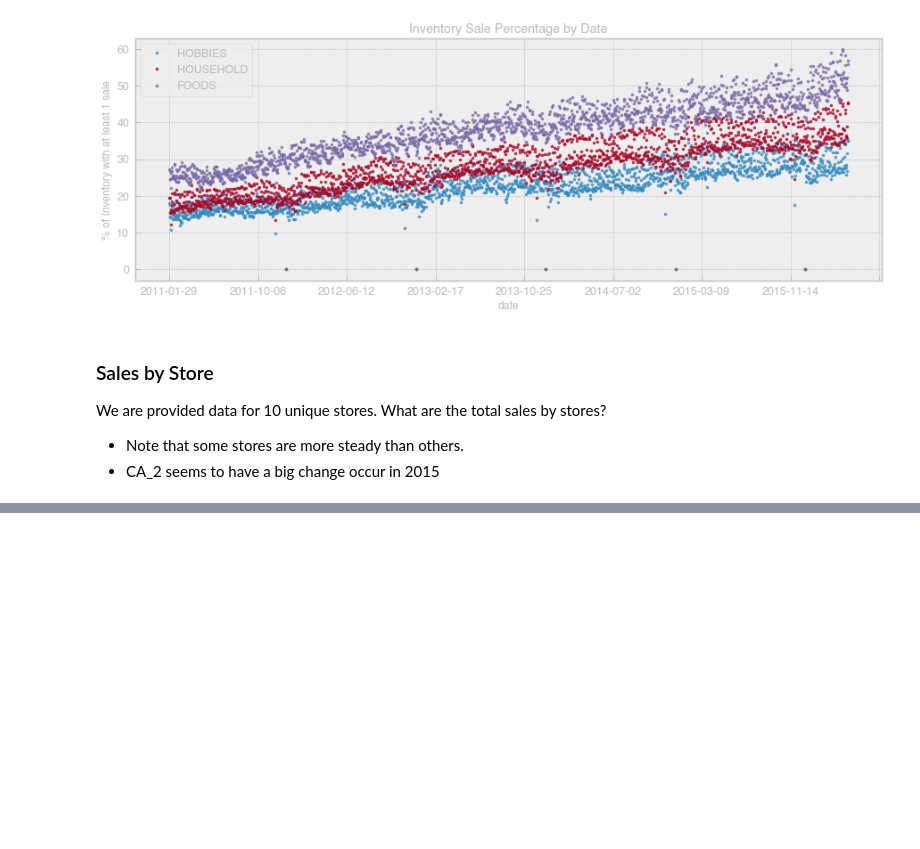
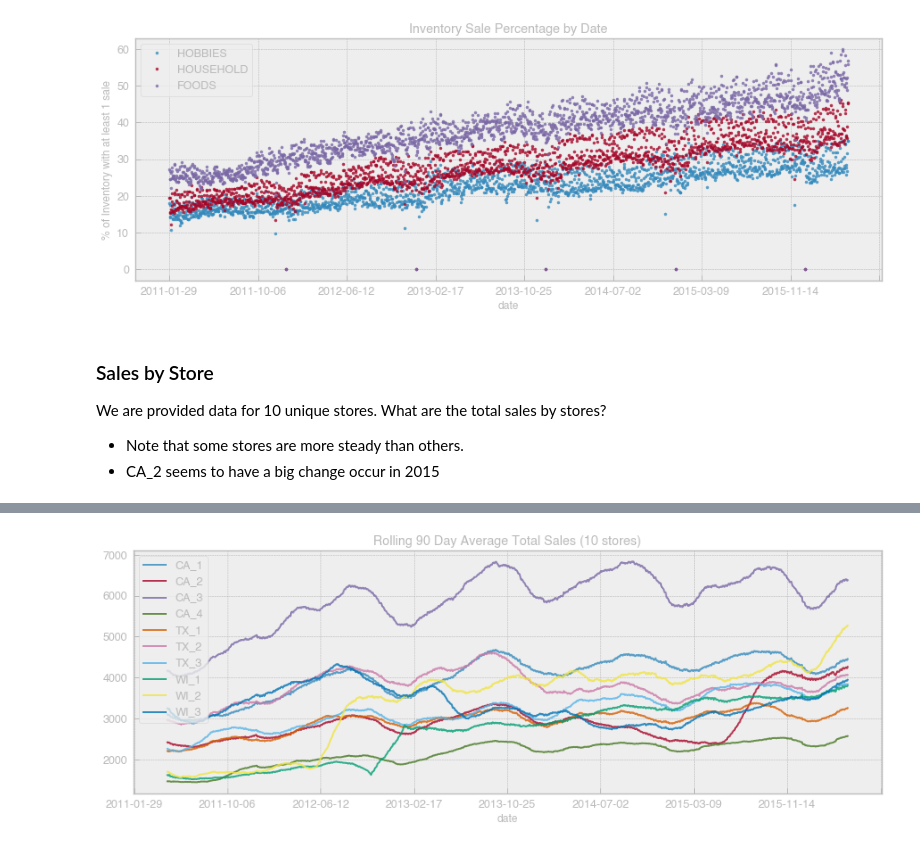
Before and after one commit to suhyun-cho/Dive-to-Kaggle, a Jupyter notebook: M5-Forecasting/M5-Forecasting-Starter-Data-Exploration.ipynb, the cells around one changed output, grey strips where cells are left out. Saved outputs shown, nothing was run; the diff lists cells and outputs as text; code cells hidden in the pictures; blank space fills up the shorter version.

```diff
--- a/M5-Forecasting/M5-Forecasting-Starter-Data-Exploration.ipynb
+++ b/M5-Forecasting/M5-Forecasting-Starter-Data-Exploration.ipynb
@@ -347,0 +384,15 @@ We are provided data for 10 unique stores. What are the total sales by stores?
+# %%
+# store별 sales의 90일 rolling 값
+store_list = sellp['store_id'].unique()
+for s in store_list:
+    store_items = [c for c in past_sales.columns if s in c]
+    past_sales[store_items] \
+        .sum(axis=1) \
+        .rolling(90).mean() \
+        .plot(figsize=(15, 5),
+              alpha=0.8,
+              title='Rolling 90 Day Average Total Sales (10 stores)')
+plt.legend(store_list)
+plt.show()
+# %% [output]
+[figure, added]
```
Also changed, not shown: parts of 7 cells of this notebook.
